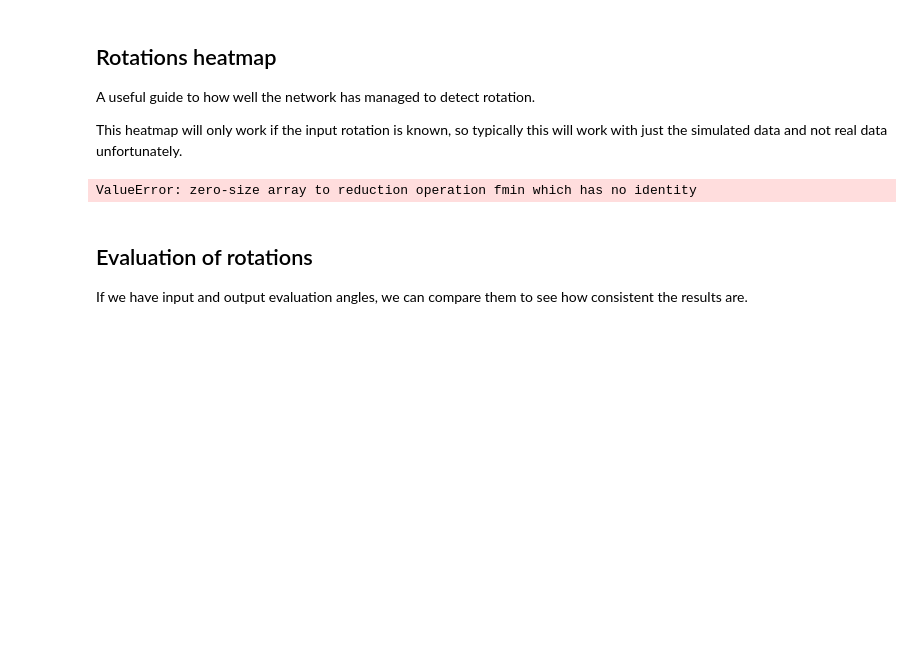
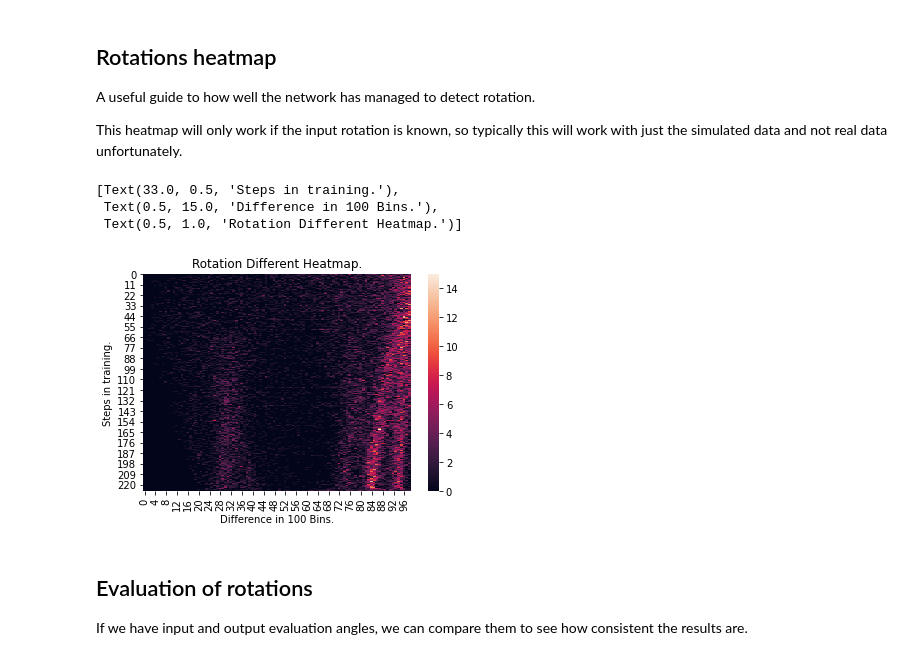
Before and after one commit to OniDaito/nope, a Jupyter notebook: stats.ipynb, the cells around one changed output. Drawn from its saved outputs; the diff is of its cells as text; code cells hidden in the pictures; blank space fills up the shorter version.

```diff
--- a/stats.ipynb
+++ b/stats.ipynb
@@ -24,7 +24,7 @@ output_notebook()
 
 # This is set to the experiment name - the directory under which it was saved.
 # IMPORTANT - THE USER MUST SET THIS VALUE BY HAND
-D = "nope_2022_02_15"
+D = "nope_2022_02_21_4"
 
 if D == "SET ME":
     raise Exeception("You must set the variable D to a legitimate experiment.")
@@ -156,39 +209,44 @@ steps = []
 
 for i in range(len(rots_in)):
     step_in = rots_in[i][0]
     step_data_in = rots_in[i][1]
     step_data_out = rots_out[i][1]
     biffs = []
+
     for j in range(len(step_data_in)):
         batch_in = step_data_in[j]
         batch_out = step_data_out[j]
+
         for k in range(len(batch_in)):
 
             rm_in = [batch_in[k][0][0], batch_in[k][1][0], batch_in[k][2][0]]
             rm_out = [batch_out[k][0], batch_out[k][1], batch_out[k][2]]
-            diff_rot = math.degrees(qrotdiff(vec_to_quat(rm_in), vec_to_quat(rm_out)))
+            diff_rot = qdist(vec_to_quat(rm_in), vec_to_quat(rm_out))
             biffs.append(diff_rot)
-
 
     diffs.append(biffs)
     steps.append(step_in)
 
 # Take each set of differences and turn them into a histogram
-bin_size = 5
-bins = [i * bin_size for i in range(int(180/bin_size))]
+num_classes = 100
+bin_size = math.sqrt(2) / num_classes
+bins = [i * bin_size for i in range(int(math.sqrt(2)/bin_size))]
 hists = []
 for diff in diffs:
     hist, edges = np.histogram(diff, bins=bins)
     hists.append(hist)
 
 # Create our heatmap from the histograms with Seaborn and Pandas.
 dframe = pd.DataFrame(hists)
 ax = sns.heatmap(data=dframe)
 ax.set(title="Rotation Different Heatmap.",
-      xlabel="Difference in 5 Degree Bins.",
+      xlabel="Difference in 100 Bins.",
       ylabel="Steps in training.",)
 # %% [output]
-ValueError: zero-size array to reduction operation fmin which has no identity
+[Text(33.0, 0.5, 'Steps in training.'),
+ Text(0.5, 15.0, 'Difference in 100 Bins.'),
+ Text(0.5, 1.0, 'Rotation Different Heatmap.')]
+[figure, added]
 # %% [markdown]
 ## Evaluation of rotations
 
```
Also changed, not shown: parts of 5 cells of this notebook.
